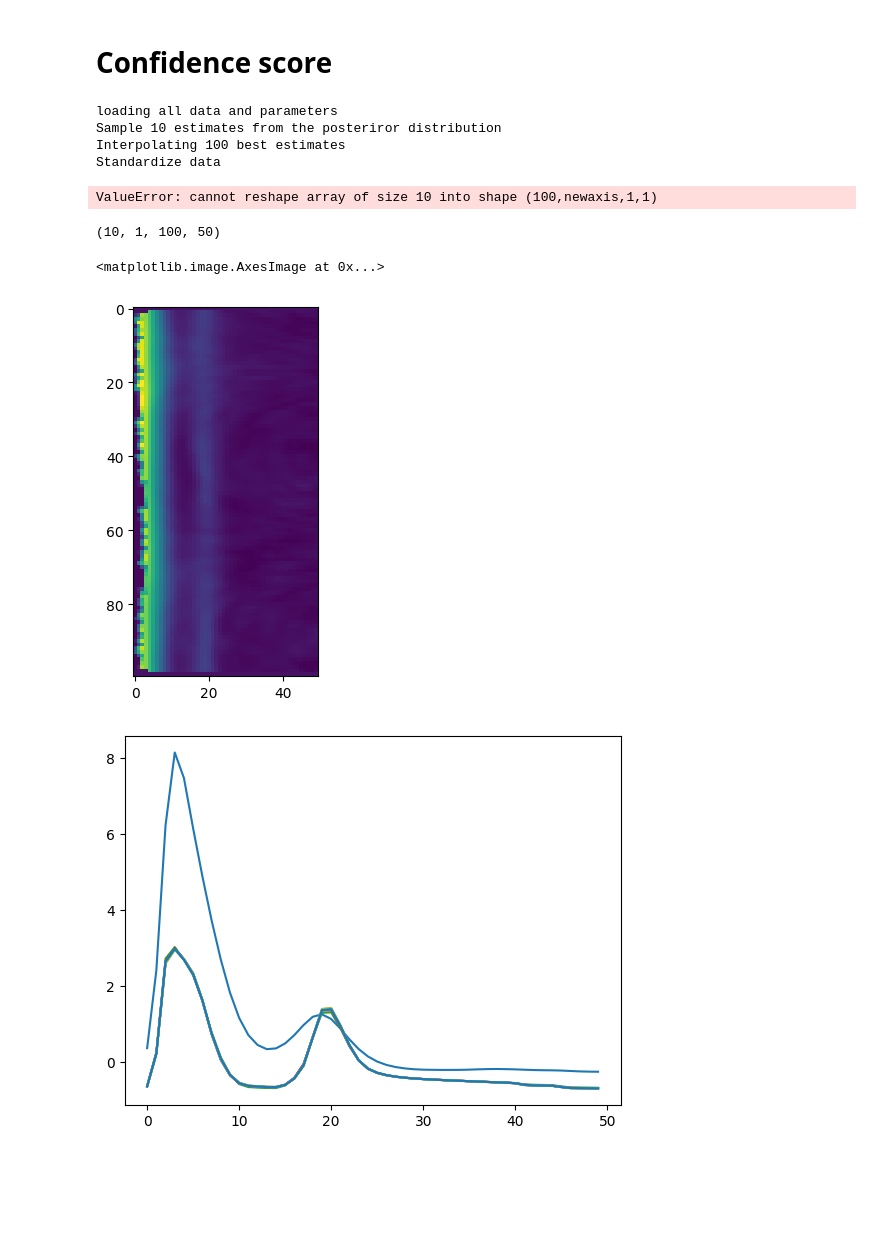
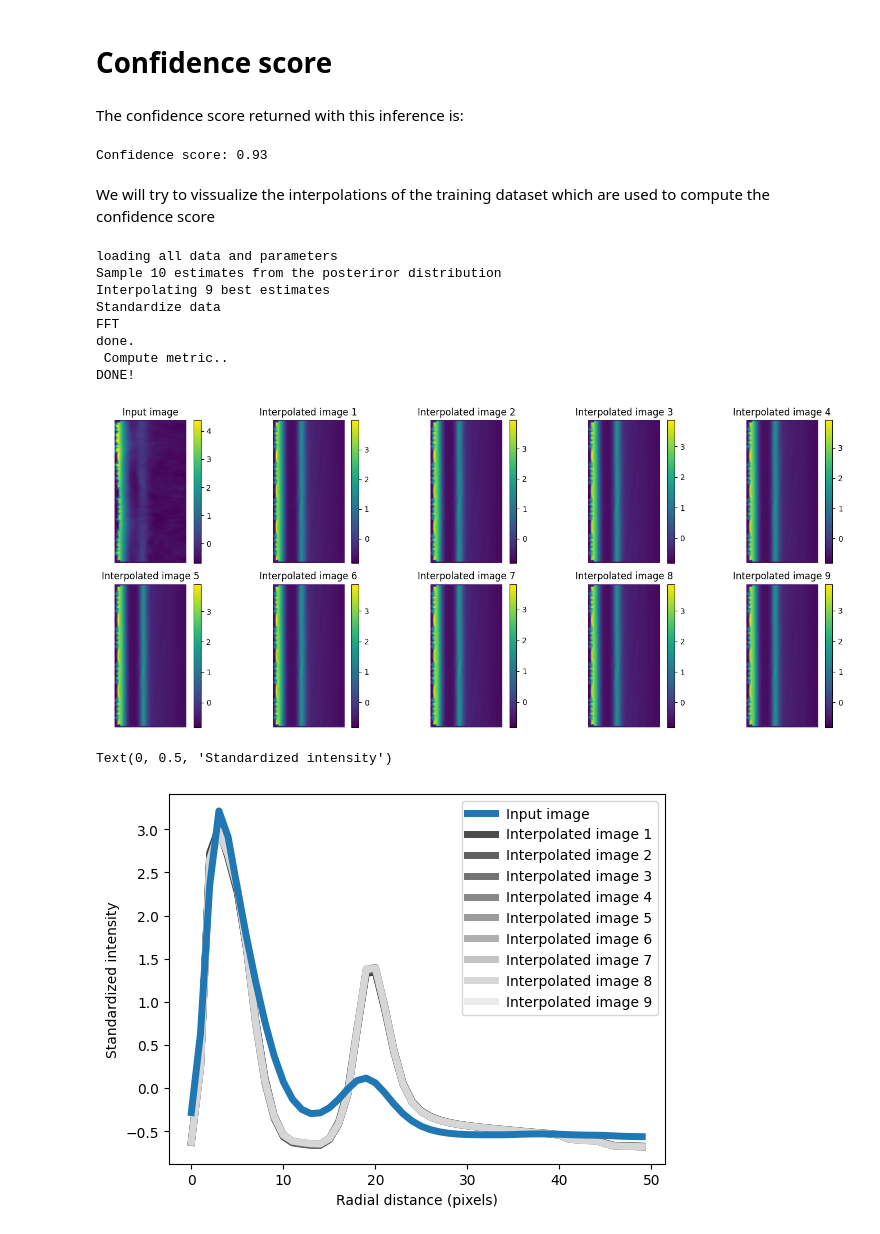
Before and after one commit to dust-busters/DBNets, a Jupyter notebook: examples/example_of_application_dbnets2.ipynb, the cells around one changed output. Saved outputs shown, nothing was run; the diff lists cells and outputs as text; code cells hidden in the pictures; blank space fills up the shorter version.

```diff
--- a/examples/example_of_application_dbnets2.ipynb
+++ b/examples/example_of_application_dbnets2.ipynb
@@ -102,0 +105,3 @@ utils.plot_corner(samples[0],name='mwc480', savepath='corner.pdf', image = depro
+# %%
+summary_stat, _ = dbnets.loaded_models(deproj_image.reshape(128, 128, 1), res_sigma, return_preactivated=True)
+summary_stat = utils.to_real(summary_stat, log=False)
@@ -102,0 +112,16 @@ utils.plot_corner(samples[0],name='mwc480', savepath='corner.pdf', image = depro
+# %%
+# plot 4 histograms of the summary statistics and the samples for each parameter
+from networkx import density
+fig, axs = plt.subplots(2, 2, figsize=(10, 10))
+axs = axs.flatten()
+lims = [(1e-4, 1e-2), (0.03, 0.1), (1e-3, 1e-1), (1e-5, 1e-2)]
+bins = [np.logspace(np.log10(lims[i][0]), np.log10(lims[i][1]), 30) if i!=1 else np.linspace(lims[i][0], lims[i][1], 30) for i in range(4)]
+params_labels = ['$\\alpha$', 'h', 'St', '$M_p$']
+for i in range(4):
+    axs[i].hist(summary_stat[:,i], bins=bins[i], density=True, label='Summary statistics')
+    axs[i].hist(samples[0,:,i], bins=bins[i], alpha=0.5, density=True, label='Samples from DBNets')
+    if i!=1:
+        axs[i].set_xscale('log')
+    axs[i].set_xlabel('')
+    axs[i].legend()
+    axs[i].set_xlabel(f'{params_labels[i]}',  fontsize=12)
@@ -103,30 +130,63 @@ utils.plot_corner(samples[0],name='mwc480', savepath='corner.pdf', image = depro
 # %% [markdown]
 # Confidence score
+# %% [markdown]
+The confidence score returned with this inference is:
+# %%
+print(f'Confidence score: {cs[0]:.2f}')
+# %% [output]
+Confidence score: 0.93
+# %% [markdown]
+We will try to vissualize the interpolations of the training dataset which are used to compute the confidence score
 # %%
 from DBNets import __confidence_score as cs_module
 
-cs, interp_data = cs_module.get_cs(deproj_image.reshape(1,128,128,1), samples, nsamples=100, mask_rin=0.5, mask_rout=3.0,get_interp_data=True)
+cs, interp_data = cs_module.get_cs(deproj_image.reshape(1,128,128,1), samples, nsamples=9, mask_rin=0.5, mask_rout=3.0,get_interp_data=True)
 # %% [output]
 loading all data and parameters
 Sample 10 estimates from the posteriror distribution
-Interpolating 100 best estimates
+Interpolating 9 best estimates
 Standardize data
+FFT
+done.
+ Compute metric..
+DONE!
-ValueError: cannot reshape array of size 10 into shape (100,newaxis,1,1)
-# %%
-interp_data.shape
-# %% [output]
-(10, 1, 100, 50)
 # %%
+# for comparison, reshape the input data as done for computing the confidence score and normalize it
 polar_input_data = cs_module.regrid(deproj_image.reshape(-1,128*128))
+polar_input_data = (polar_input_data-polar_input_data.mean(axis=(1,2)).reshape(1,-1,1,1))/polar_input_data.std(axis=(1,2)).reshape(1,-1,1,1)
 # %%
-plt.imshow(polar_input_data[0])
+# plots
+fig, axs = plt.subplots(2,5, figsize=(15,6))
+plot = axs[0,0].imshow(polar_input_data[0,0])
+axs[0,0].set_title('Input image')
+axs[0,0].axis('off')
+plt.colorbar(plot, ax=axs[0,0], fraction=0.046, pad=0.04)
+
+for i in range(1,10):
+    plot = axs[(i)//5,(i)%5].imshow(interp_data[i-1,0])
+    axs[(i)//5,(i)%5].set_title(f'Interpolated image {i}')
+    axs[(i)//5,(i)%5].axis('off')
+    plt.colorbar(plot, ax=axs[i//5,i%5], fraction=0.046, pad=0.04)
+
+#add colorbars
+plt.tight_layout()
 # %% [output]
-<matplotlib.image.AxesImage at 0x...>
-[figure, old version]
+[figure, new version]
 # %%
-plt.plot(polar_input_data[0].mean(axis=0))
+#import a list of color from gray colormap
+from cv2 import line
 
-for i in range(10):
-    plt.plot(interp_data[i,0].mean(axis=0))
+
+colors = plt.cm.gray(np.linspace(0, 1, 10))
+
+plt.plot(polar_input_data[0,0].mean(axis=0), label='Input image', linewidth=5, zorder=1)
+
+for i in range(9):
+    plt.plot(interp_data[i,0].mean(axis=0), label=f'Interpolated image {i+1}', color=colors[i], alpha=0.7, linewidth=5, zorder=0)
+
+plt.legend()
+plt.xlabel('Radial distance (pixels)')
+plt.ylabel('Standardized intensity')
 # %% [output]
+Text(0, 0.5, 'Standardized intensity')
-[figure, old version]
+[figure, new version]
```
Also changed, not shown: parts of 20 cells of this notebook.
